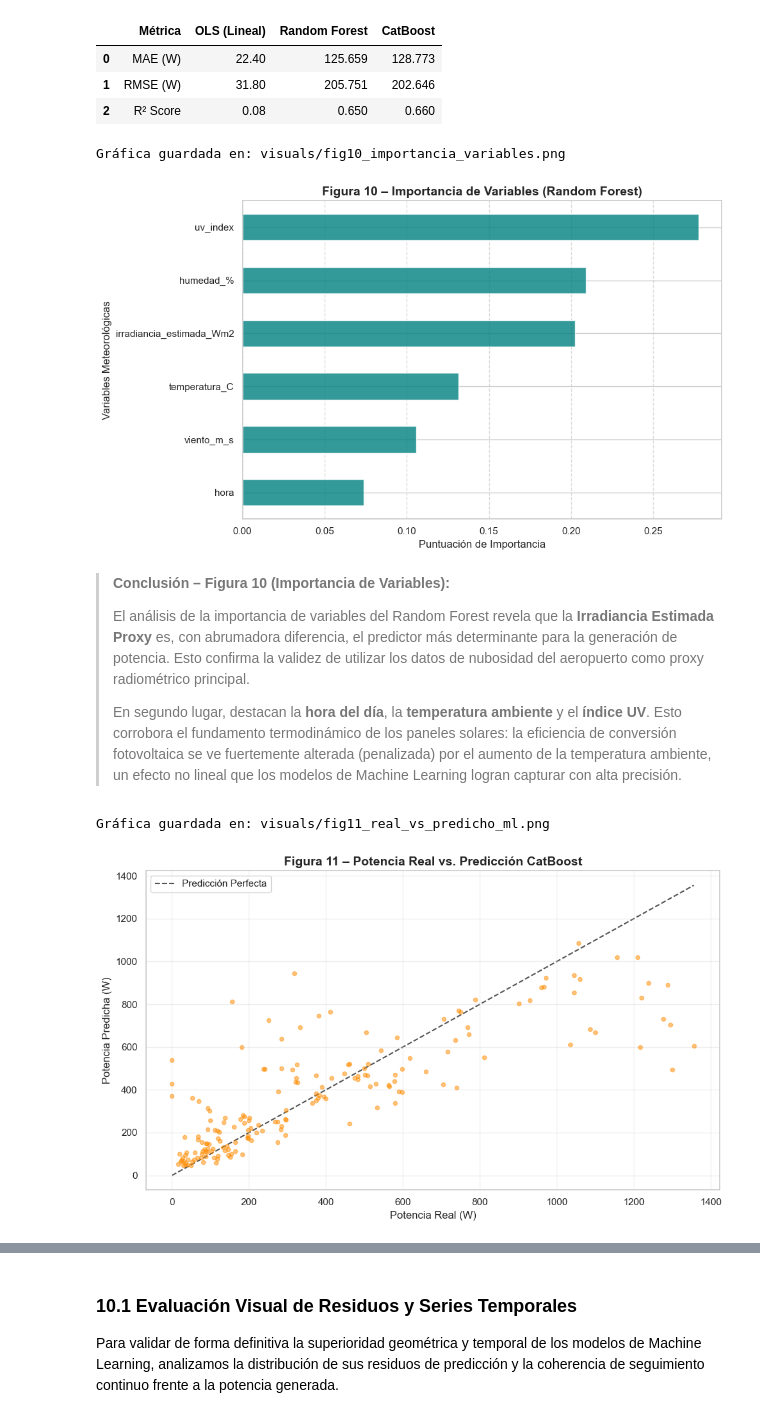
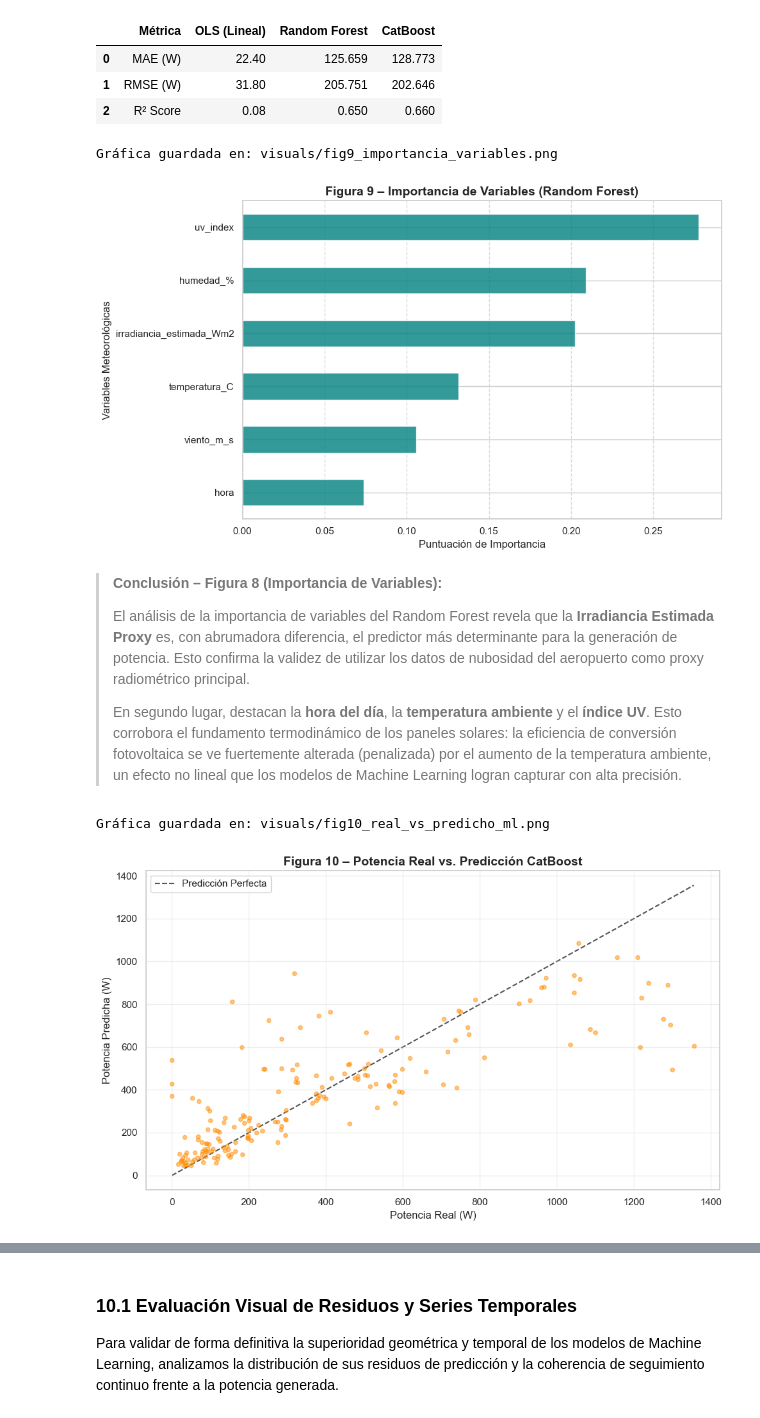
Before and after one commit to MaleBrochero/Bengali, a Jupyter notebook: Jupyter/Caso_Estudio_Solar_Malambo.ipynb, the cells around one changed output, grey strips where cells are left out. Saved outputs shown, nothing was run; the diff lists cells and outputs as text; code cells hidden in the pictures.

Commit message:
Eliminación de gráficas redundantes (multi-día y zoom), reestructuración secuencial a 13 figuras

```diff
--- a/Jupyter/Caso_Estudio_Solar_Malambo.ipynb
+++ b/Jupyter/Caso_Estudio_Solar_Malambo.ipynb
@@ -937,21 +902,21 @@ COMPARATIVA DE DESEMPEÑO
 # %%
 # ‖‖ Visualización 10: Importancia de Variables ‖‖‖‖‖‖‖‖‖‖‖‖‖‖‖‖‖‖‖‖‖‖‖‖‖‖‖‖‖‖‖‖‖‖‖‖‖‖‖‖‖‖‖‖‖‖‖‖‖‖‖‖‖‖‖‖‖‖‖‖‖‖‖‖‖‖‖‖‖‖‖‖‖‖‖‖‖‖‖‖‖‖‖‖‖
 importances = pd.Series(rf_model.feature_importances_, index=features).sort_values(ascending=True)
 
 plt.figure(figsize=(10, 6))
 importances.plot(kind='barh', color='teal', alpha=0.8)
-plt.title('Figura 10 – Importancia de Variables (Random Forest)', fontsize=14, fontweight='bold')
+plt.title('Figura 9 – Importancia de Variables (Random Forest)', fontsize=14, fontweight='bold')
 plt.xlabel('Puntuación de Importancia')
 plt.ylabel('Variables Meteorológicas')
 plt.grid(axis='x', linestyle='--', alpha=0.7)
 plt.tight_layout()
-save_vis('fig10_importancia_variables.png')
+save_vis('fig9_importancia_variables.png')
 plt.show()
 # %% [output]
-Gráfica guardada en: visuals/fig10_importancia_variables.png
+Gráfica guardada en: visuals/fig9_importancia_variables.png
-[figure, old version]
+[figure, new version]
 # %% [markdown]
-> **Conclusión – Figura 10 (Importancia de Variables):**
+> **Conclusión – Figura 8 (Importancia de Variables):**
 >
 > El análisis de la importancia de variables del Random Forest revela que la **Irradiancia Estimada Proxy** es, con abrumadora diferencia, el predictor más determinante para la generación de potencia. Esto confirma la validez de utilizar los datos de nubosidad del aeropuerto como proxy radiométrico principal.
 >
@@ -962,15 +927,15 @@ plt.figure(figsize=(10, 6))
 plt.scatter(y_test, y_pred_cat, alpha=0.5, color='darkorange', s=20)
 lims = [0, max(y_test.max(), y_pred_cat.max())]
 plt.plot(lims, lims, 'k--', alpha=0.75, zorder=0, label='Predicción Perfecta')
-plt.title('Figura 11 – Potencia Real vs. Predicción CatBoost', fontsize=14, fontweight='bold')
+plt.title('Figura 10 – Potencia Real vs. Predicción CatBoost', fontsize=14, fontweight='bold')
 plt.xlabel('Potencia Real (W)')
 plt.ylabel('Potencia Predicha (W)')
 plt.legend()
 plt.grid(True, alpha=0.3)
 plt.tight_layout()
-save_vis('fig11_real_vs_predicho_ml.png')
+save_vis('fig10_real_vs_predicho_ml.png')
 plt.show()
 # %% [output]
-Gráfica guardada en: visuals/fig11_real_vs_predicho_ml.png
+Gráfica guardada en: visuals/fig10_real_vs_predicho_ml.png
 [figure]
 # %% [markdown]
```
Also changed, not shown: parts of 22 cells of this notebook, 17 other files.
